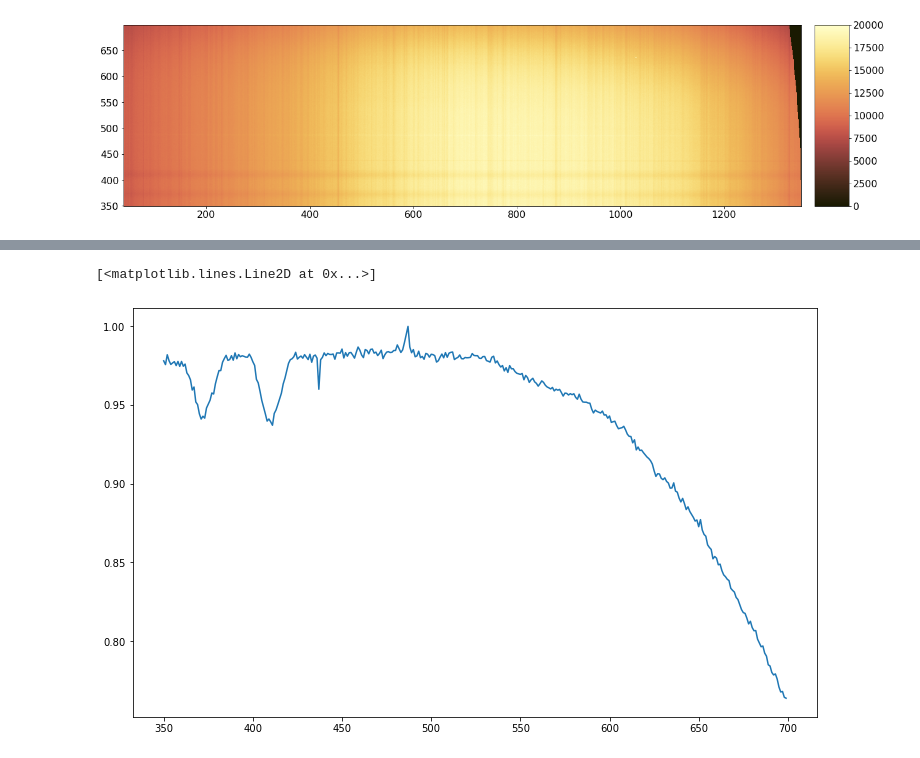
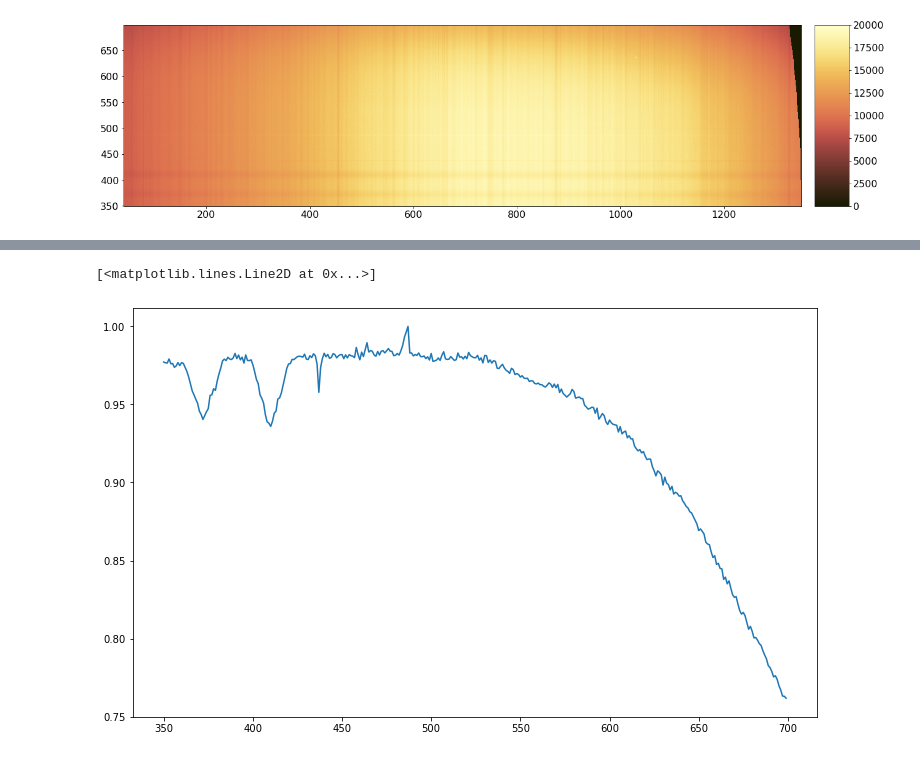
Before and after one commit to yjzhu-solar/Eclipse2017, a Jupyter notebook: ipynb/eclipse_calib/flatfield_red_curv_corr.ipynb, the cells around one changed output, grey strips where cells are left out. Drawn from its saved outputs; the diff is of its cells as text; code cells hidden in the pictures.

```diff
--- a/ipynb/eclipse_calib/flatfield_red_curv_corr.ipynb
+++ b/ipynb/eclipse_calib/flatfield_red_curv_corr.ipynb
@@ -140,15 +140,13 @@ Text(0, 0.5, '')
 # %%
-flatfield_slicex_1 = slice(651 - xstart_pixel, 655 - xstart_pixel)
-flatfield_slicex_2 = slice(659 - xstart_pixel, 663 - xstart_pixel)
-flatfield_slicex_3 = slice(665 - xstart_pixel, 667 - xstart_pixel)
-sample_flatfield_y = np.average(flat_trans_mapcoor[:,np.r_[flatfield_slicex_1,flatfield_slicex_2,flatfield_slicex_3]],axis=1)
+flatfield_slicex_1 = slice(628,637)
+sample_flatfield_y = np.average(flat_trans_mapcoor[:,flatfield_slicex_1],axis=1)
 sample_flatfield_y = sample_flatfield_y/sample_flatfield_y.max()
 
 fig, ax = plt.subplots(figsize=(10,6),constrained_layout=True)
 ax.plot(np.arange(testy_slice_mapcoor.start,testy_slice_mapcoor.stop), sample_flatfield_y)
 # %% [output]
 [<matplotlib.lines.Line2D at 0x...>]
-[figure, old version]
+[figure, new version]
 # %%
 with h5py.File("../../sav/Eclipse/FlatField/skyflat_red_1d_FeX_52nd.h5", 'w') as hf:
     df_flatfield_1d = hf.create_dataset("flatfield_1d",  data=sample_flatfield_y)
```
Also changed, not shown: parts of 7 cells of this notebook, 7 other files.
